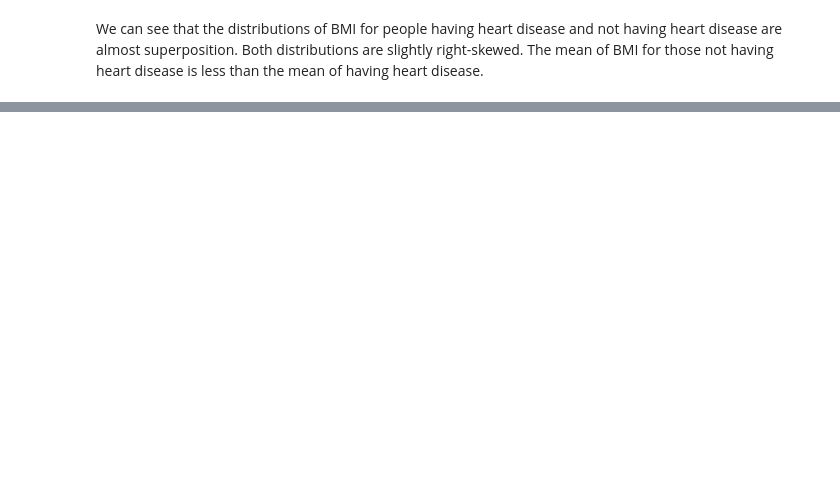
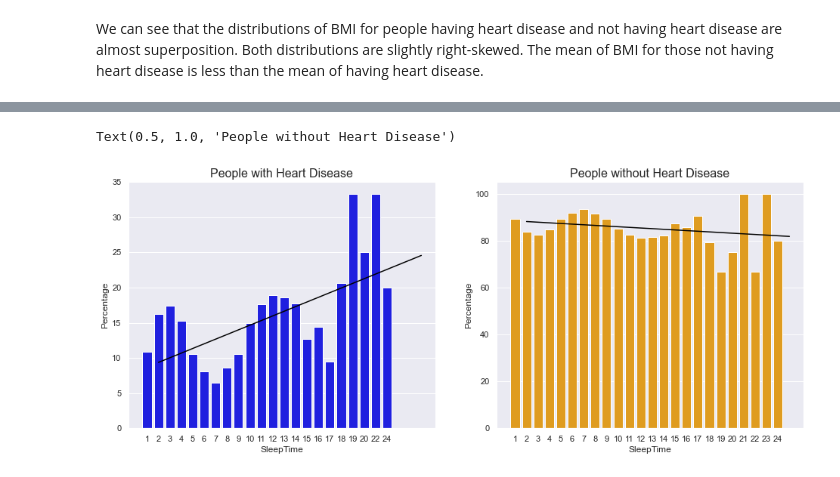
Before and after one commit to YulinLi98/INDE_577_Repo, a Jupyter notebook: Exploratory Data Analysis.ipynb, the cells around one changed output, grey strips where cells are left out. Cells and saved outputs as stored; diff of their text form; code cells hidden in the pictures; blank space fills up the shorter version.

```diff
--- a/Exploratory Data Analysis.ipynb
+++ b/Exploratory Data Analysis.ipynb
@@ -231,0 +249,28 @@ We can see that the distributions of BMI for people having heart disease and not
+# %%
+from sklearn.linear_model import Ridge
+
+df_perc = df.groupby('SleepTime')['HeartDisease'].value_counts(normalize=True).rename('Percentage').mul(100).reset_index().sort_values('SleepTime')
+df_perc_y = df_perc[df_perc['HeartDisease'] == 'Yes'].astype({'SleepTime':int})
+df_perc_n = df_perc[df_perc['HeartDisease'] == 'No'].astype({'SleepTime':int})
+
+#Linear Regression
+lr = Ridge()
+
+fig,ax = plt.subplots(figsize=(16,6))
+
+# First Regression
+ax = plt.subplot(1,2,1)
+lr.fit(df_perc_y[['SleepTime']], df_perc_y[['Percentage']])
+sns.barplot(x='SleepTime', y='Percentage', data=df_perc_y, ax=ax, color='blue')
+plt.plot(df_perc_y[['SleepTime']], lr.predict(df_perc_y[['SleepTime']]), color='black')
+plt.title('People with Heart Disease', fontsize=16)
+
+# Second Regression
+ax = plt.subplot(1,2,2)
+lr.fit(df_perc_n[['SleepTime']], df_perc_n[['Percentage']])
+sns.barplot(x='SleepTime', y='Percentage', data=df_perc_n, ax=ax, color='orange')
+plt.plot(df_perc_n[['SleepTime']], lr.predict(df_perc_n[['SleepTime']]), color='black')
+plt.title('People without Heart Disease', fontsize=16)
+# %% [output]
+Text(0.5, 1.0, 'People without Heart Disease')
+[figure, added]
```
Also changed, not shown: parts of 10 cells of this notebook.
